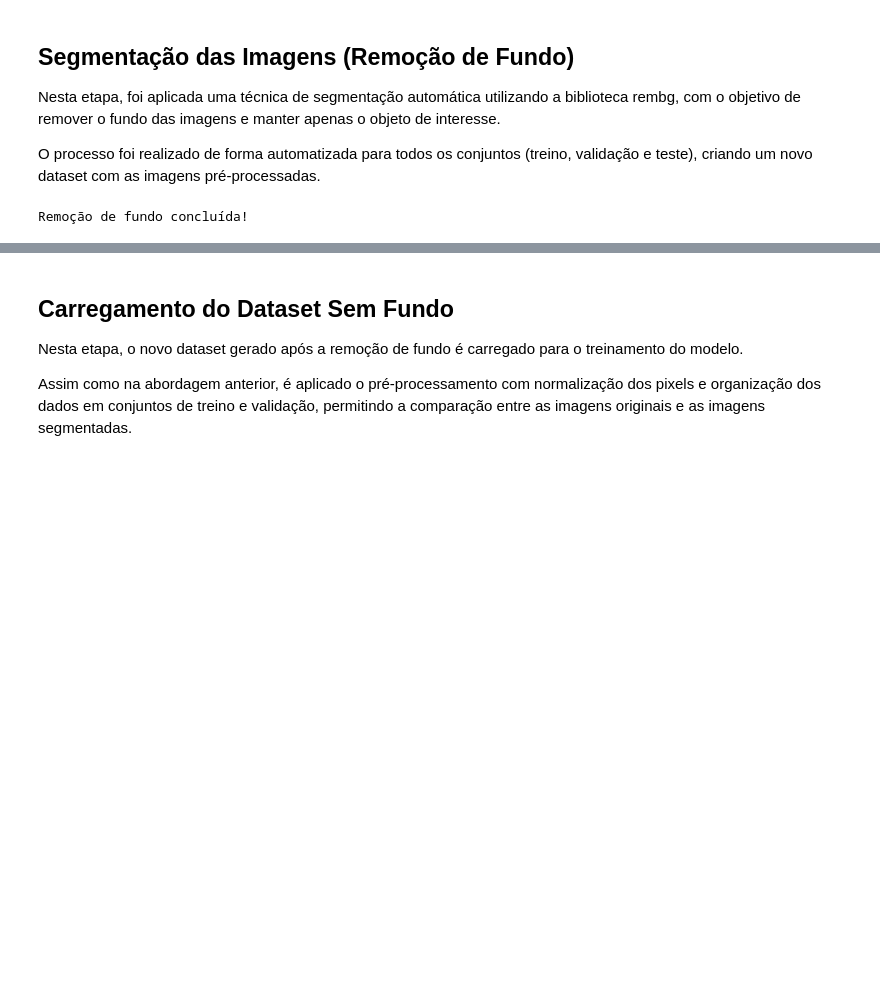
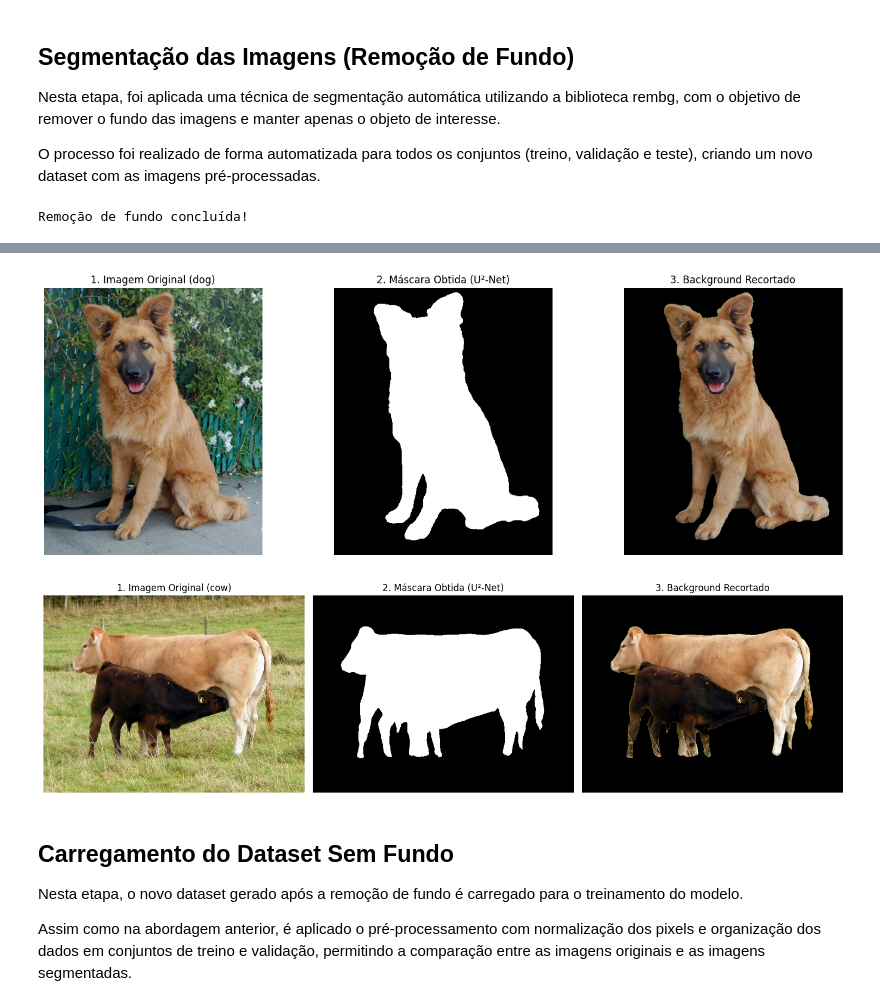
Before and after one commit to matguifra/FIAP-GRAD-ON-IA, a Jupyter notebook: ANO1/FASE6/cap1-despertar-da-rede-neural/ir_alem/LeticiaAngelimGuerra_rm567501_pbl_fase6_ir_alem.ipynb, the cells around one changed output, grey strips where cells are left out. Saved outputs shown, nothing was run; the diff lists cells and outputs as text; code cells hidden in the pictures; blank space fills up the shorter version.

```diff
--- a/ANO1/FASE6/cap1-despertar-da-rede-neural/ir_alem/LeticiaAngelimGuerra_rm567501_pbl_fase6_ir_alem.ipynb
+++ b/ANO1/FASE6/cap1-despertar-da-rede-neural/ir_alem/LeticiaAngelimGuerra_rm567501_pbl_fase6_ir_alem.ipynb
@@ -285,3 +289,51 @@ Remoção de fundo concluída!
+# %%
+from rembg import remove
+from PIL import Image
+import numpy as np
+import matplotlib.pyplot as plt
+
+# Função que retorna original, máscara binária e imagem recortada
+def gerar_mascara(img_path):
+    img_original = Image.open(img_path).convert("RGB")
+    img_sem_fundo = remove(img_original)  # retorna RGBA
+
+    # Canal alpha contém a máscara
+    mascara = np.array(img_sem_fundo)[:, :, 3]
+    mascara_bin = (mascara > 128).astype(np.uint8) * 255
+
+    # Aplica a máscara sobre a imagem original (fundo preto)
+    img_array = np.array(img_original)
+    img_recortada = img_array.copy()
+    img_recortada[mascara_bin == 0] = 0
+
+    return img_original, mascara_bin, img_recortada
+
+# Demonstração para uma imagem de cada classe
+exemplos = [("dog_016.jpg", "dog"), ("cow_018.jpg", "cow")]
+
+for img_name, classe in exemplos:
+    img_path = os.path.join(train_dir, classe, img_name)
+    original, mascara, recortada = gerar_mascara(img_path)
+
+    fig, axes = plt.subplots(1, 3, figsize=(15, 5))
+
+    axes[0].imshow(original)
+    axes[0].set_title(f"1. Imagem Original ({classe})")
+    axes[0].axis("off")
+
+    axes[1].imshow(mascara, cmap="gray")
+    axes[1].set_title("2. Máscara Obtida (U²-Net)")
+    axes[1].axis("off")
+
+    axes[2].imshow(recortada)
+    axes[2].set_title("3. Background Recortado")
+    axes[2].axis("off")
+
+    plt.tight_layout()
+    plt.show()
+# %% [output]
+[figure, added]
+[figure, added]
 # %% [markdown]
 ## Carregamento do Dataset Sem Fundo
 
```
Also changed, not shown: parts of 1 cell of this notebook.
